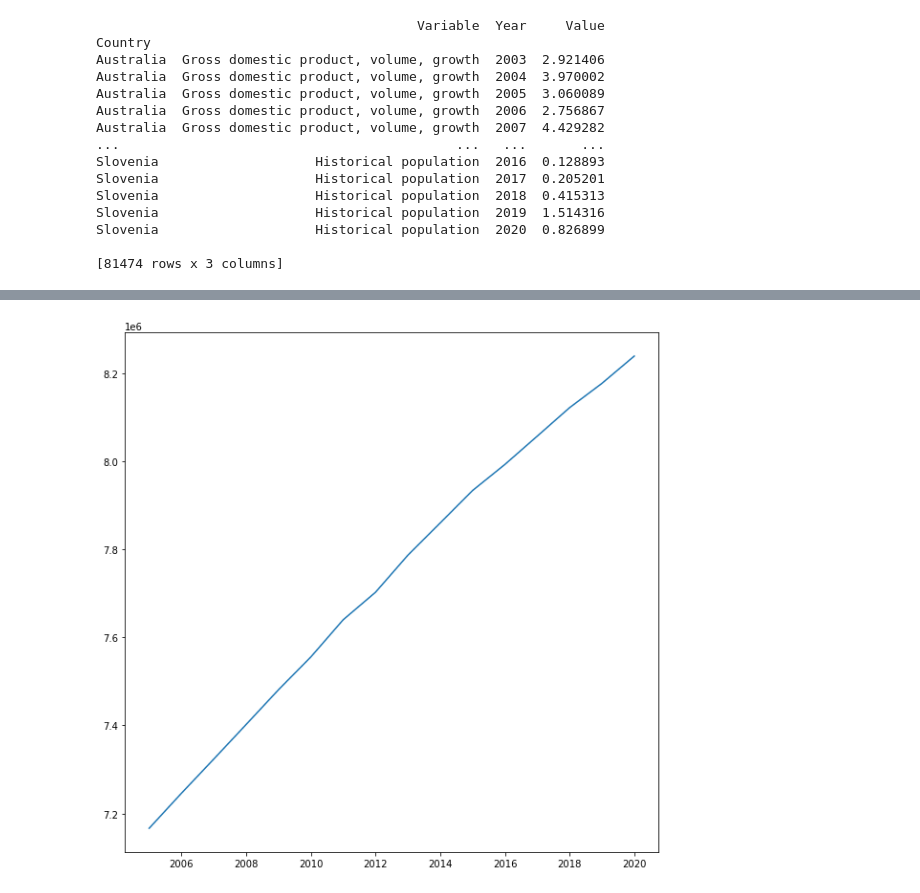
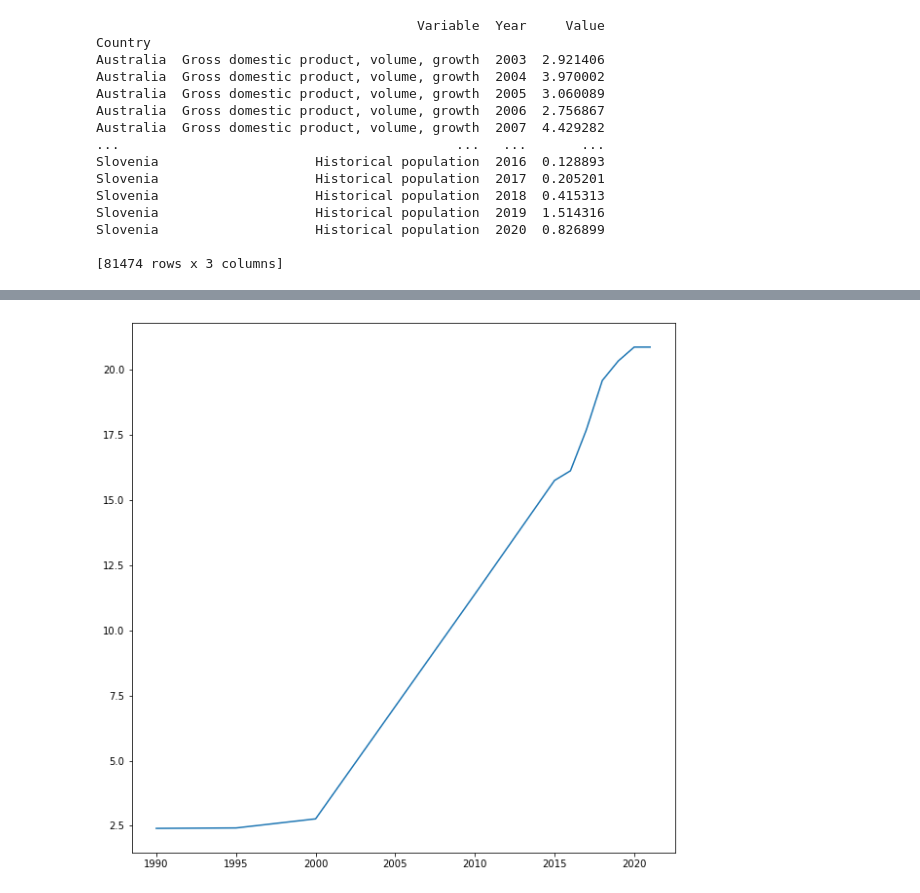
Before and after one commit to BoSuto/Data-analysis-for-business-March-2022-, a Jupyter notebook: Population, Economics & Green Growth.ipynb, the cells around one changed output, grey strips where cells are left out. Cells and saved outputs as stored; diff of their text form; code cells hidden in the pictures.

Commit message:
plt subplot

```diff
--- a/Population, Economics & Green Growth.ipynb
+++ b/Population, Economics & Green Growth.ipynb
@@ -1107,18 +1107,20 @@ from pivottablejs import pivot_ui
 pivot_ui(concat_df)
 # %% [output]
 [interactive output not drawn]
-# %%
-def getAverageByYear(variableName):
-    return concat_df.loc[concat_df["Variable"]==variableName].groupby(['Year'])['Value'].mean().to_frame('Average')
-
-gdp = getAverageByYear('Gross domestic product, volume, growth')
-pop = getAverageByYear('Historical population')
-green = getAverageByYear('POPDEN')
-fig, ax = plt.subplots(figsize=(10,10))
-x = pop.index
-y1 = pop["Average"]
-
-ax.plot(x,y1)
-plt.show()
-# %% [output]
-[figure, removed]
+# %%
+def getAverageByYear(variableName):
+    return concat_df.loc[concat_df["Variable"]==variableName].groupby(['Year'])['Value'].mean().to_frame('Average')
+
+gdp = getAverageByYear('Gross domestic product, volume, growth')
+pop = getAverageByYear('Historical population')
+green_pop = getAverageByYear('POPDEN')
+green_terr = getAverageByYear('TERRESTRIAL')
+green_marine = getAverageByYear('PA_MARINE')
+fig, ax = plt.subplots(figsize=(10,10))
+x = green_marine.index
+y1 = green_marine["Average"]
+
+ax.plot(x,y1)
+plt.show()
+# %% [output]
+[figure, added]
```
Also changed, not shown: parts of 13 cells of this notebook.
